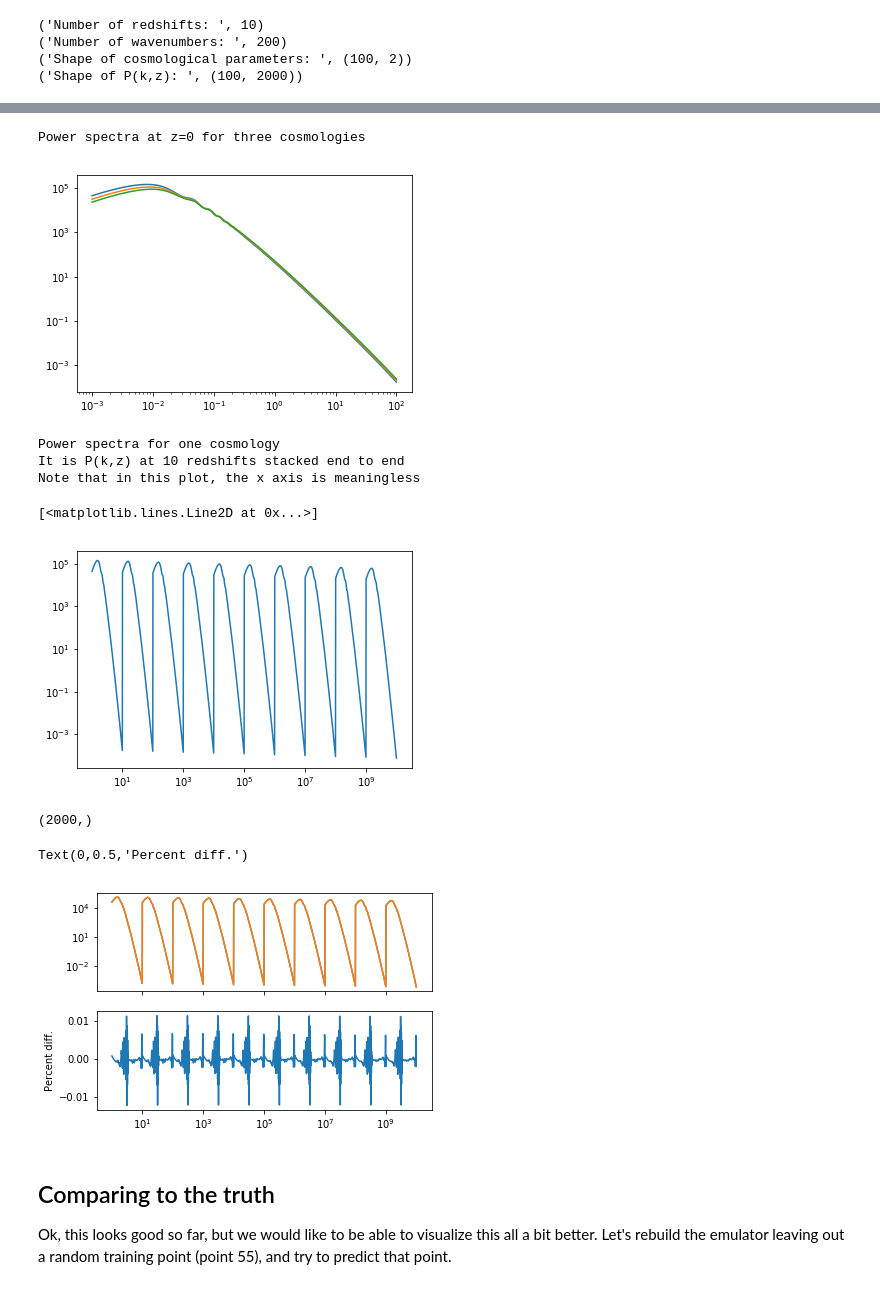
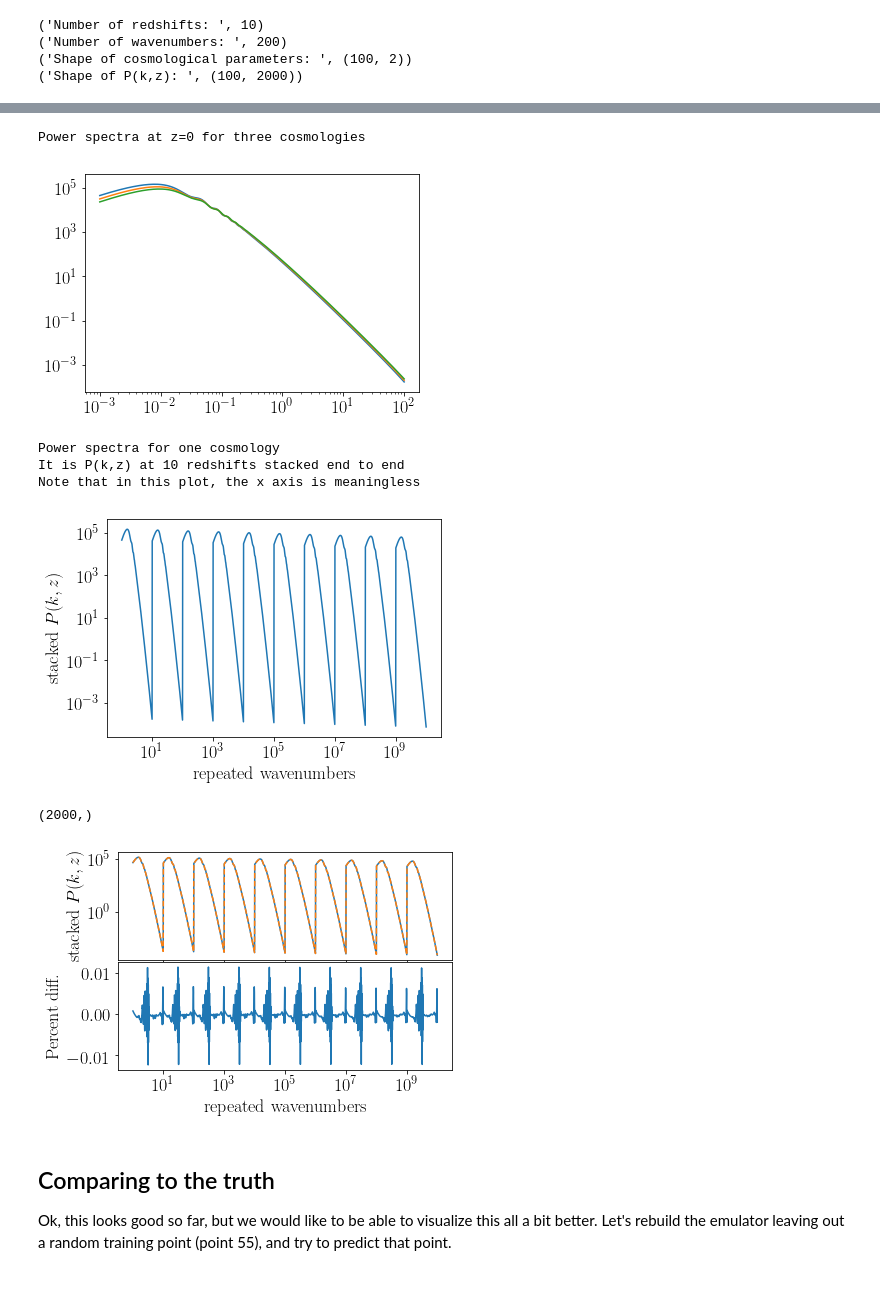
Before and after one commit to tmcclintock/boltzmann_emulator, a Jupyter notebook: notebooks/Boltzmann emulator example.ipynb, the cells around one changed output, grey strips where cells are left out. Saved outputs shown, nothing was run; the diff lists cells and outputs as text; code cells hidden in the pictures.

Commit message:
Reran the notebook with well formatted figures.

```diff
--- a/notebooks/Boltzmann emulator example.ipynb
+++ b/notebooks/Boltzmann emulator example.ipynb
@@ -16,2 +16,5 @@ import boltzmann_emulator as BE
+# %%
+plt.rc("text", usetex=True)
+plt.rc("font", size=18, family="serif")
 # %%
 #Load in the data needed for the emulator, computed in the other notebook
@@ -49,19 +51,21 @@ for i in range(3):
     plt.loglog(k, Pks[i, :len(k)])
 # %% [output]
 Power spectra at z=0 for three cosmologies
-[figure, old version]
+[figure, new version]
 # %%
 print("Power spectra for one cosmology")
 print("It is P(k,z) at 10 redshifts stacked end to end")
 print("Note that in this plot, the x axis is meaningless")
 x = np.logspace(0, 10, len(Pks[0]))
 plt.loglog(x, Pks[0])
+plt.xlabel(r"repeated wavenumbers")
+plt.ylabel(r"stacked $P(k,z)$")
+plt.savefig("example_pkz.png", dpi=300, bbox_inches="tight")
 # %% [output]
 Power spectra for one cosmology
 It is P(k,z) at 10 redshifts stacked end to end
 Note that in this plot, the x axis is meaningless
-[<matplotlib.lines.Line2D at 0x...>]
-[figure, old version]
+[figure, new version]
 # %%
 #Step 2 - create the emulator
 Emu = BE.boltzmulator(parameters, zs, k, Pks)
@@ -76,13 +80,16 @@ print(Pk_predicted.shape)
 # %%
 #Plot the true vs predicted P(k,z)
 fig, ax = plt.subplots(ncols=1, nrows=2, sharex=True)
 ax[0].loglog(x, Pks[0])
-ax[0].loglog(x, Pk_predicted)
+ax[0].loglog(x, Pk_predicted, ls='--')
 ax[1].plot(x, 100*(Pks[0] - Pk_predicted)/Pks[0])
 ax[1].set_ylabel(r"Percent diff.")
+ax[1].set_xlabel(r"repeated wavenumbers")
+ax[0].set_ylabel(r"stacked $P(k,z)$")
+plt.subplots_adjust(hspace=0.02)
+#fig.savefig("prediction_example.png", dpi=300, bbox_inches="tight")
 # %% [output]
-Text(0,0.5,'Percent diff.')
-[figure, old version]
+[figure, new version]
 # %% [markdown]
 ## Comparing to the truth
 
```
Also changed, not shown: parts of 7 cells of this notebook.
